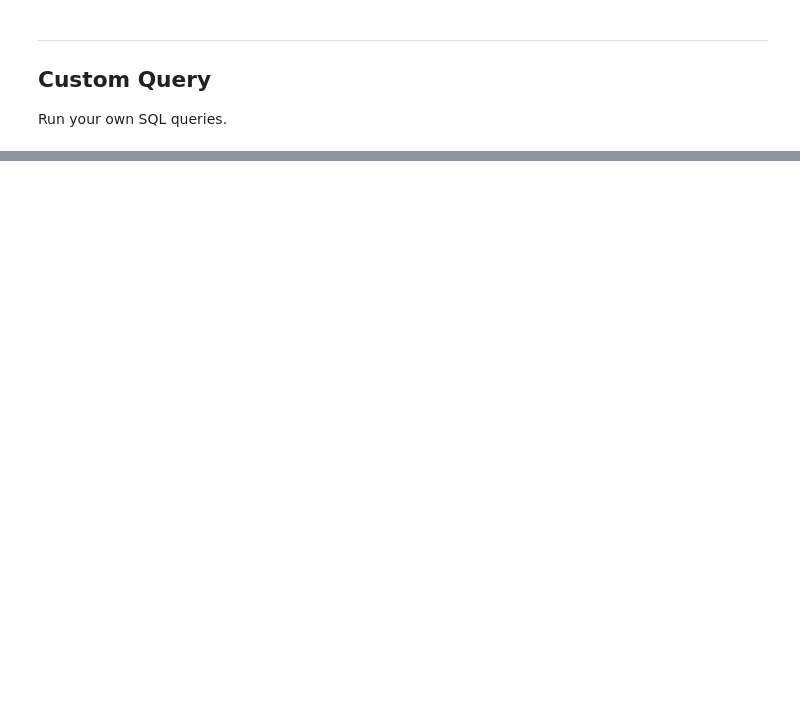
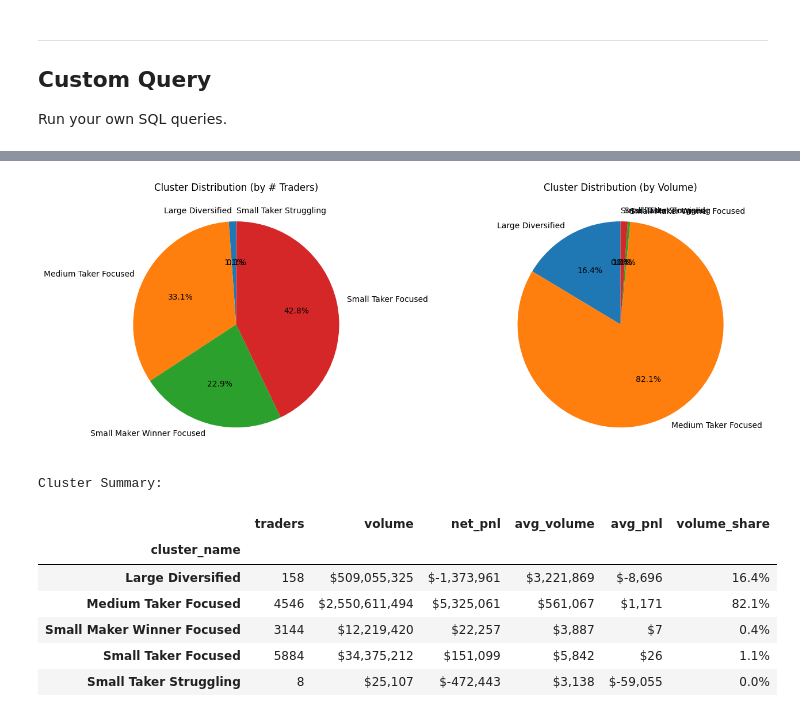
Before and after one commit to trevortrinh/vigil-hypertrace, a Jupyter notebook: notebooks/03_db_analysis.ipynb, the cells around one changed output, grey strips where cells are left out. Drawn from its saved outputs; the diff is of its cells as text; code cells hidden in the pictures; blank space fills up the shorter version.

```diff
--- a/notebooks/03_db_analysis.ipynb
+++ b/notebooks/03_db_analysis.ipynb
@@ -681,0 +1043,43 @@ LIMIT 5
+# %%
+# Cluster composition: traders vs volume share
+fig, axes = plt.subplots(1, 2, figsize=(14, 5))
+
+# Pie 1: Number of traders
+trader_counts = trader_features.groupby('cluster_name').size()
+axes[0].pie(trader_counts, labels=trader_counts.index, autopct='%1.1f%%', startangle=90)
+axes[0].set_title('Cluster Distribution (by # Traders)')
+
+# Pie 2: Volume share
+volume_by_cluster = trader_features.groupby('cluster_name')['volume'].sum()
+axes[1].pie(volume_by_cluster, labels=volume_by_cluster.index, autopct='%1.1f%%', startangle=90)
+axes[1].set_title('Cluster Distribution (by Volume)')
+
+plt.tight_layout()
+plt.show()
+
+# Summary stats
+print("\nCluster Summary:")
+summary = trader_features.groupby('cluster_name').agg({
+    'user': 'count',
+    'volume': 'sum',
+    'net_pnl': 'sum'
+}).rename(columns={'user': 'traders'})
+summary['avg_volume'] = summary['volume'] / summary['traders']
+summary['avg_pnl'] = summary['net_pnl'] / summary['traders']
+summary['volume_share'] = summary['volume'] / summary['volume'].sum() * 100
+
+for col in ['volume', 'net_pnl', 'avg_volume', 'avg_pnl']:
+    summary[col] = summary[col].apply(lambda x: f"${x:,.0f}")
+summary['volume_share'] = summary['volume_share'].apply(lambda x: f"{x:.1f}%")
+
+summary
+# %% [output]
+[figure, added]
+Cluster Summary:
+|  | traders | volume | net_pnl | avg_volume | avg_pnl | volume_share |
+| cluster_name |  |  |  |  |  |  |
+| Large Diversified | 158 | $509,055,325 | $-1,373,961 | $3,221,869 | $-8,696 | 16.4% |
+| Medium Taker Focused | 4546 | $2,550,611,494 | $5,325,061 | $561,067 | $1,171 | 82.1% |
+| Small Maker Winner Focused | 3144 | $12,219,420 | $22,257 | $3,887 | $7 | 0.4% |
+| Small Taker Focused | 5884 | $34,375,212 | $151,099 | $5,842 | $26 | 1.1% |
+| Small Taker Struggling | 8 | $25,107 | $-472,443 | $3,138 | $-59,055 | 0.0% |
```
Also changed, not shown: parts of 30 cells of this notebook, 4 other files.
